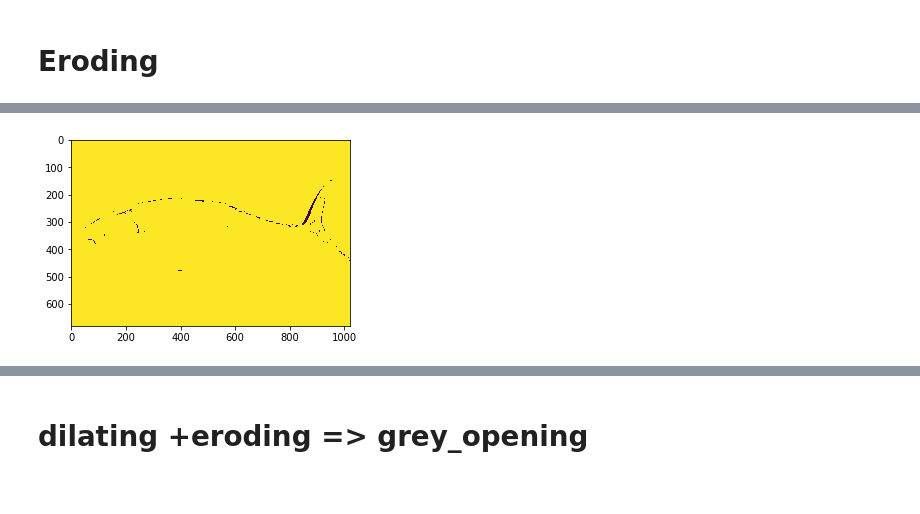
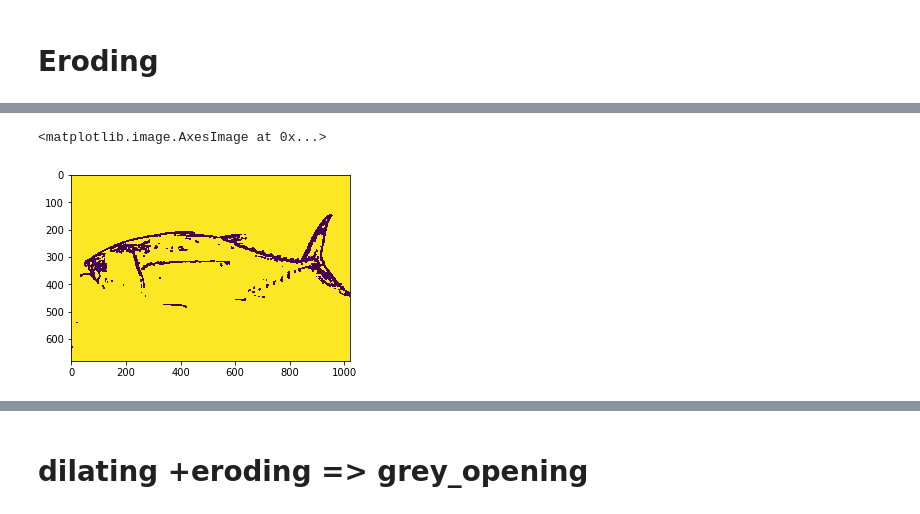
Before and after one commit to imazerty/Edge-detection, a Jupyter notebook: grey_dilation_bet.ipynb, the cells around one changed output, grey strips where cells are left out. Drawn from its saved outputs; the diff is of its cells as text; code cells hidden in the pictures.

```diff
--- a/grey_dilation_bet.ipynb
+++ b/grey_dilation_bet.ipynb
@@ -7,9 +7,9 @@ import scipy.ndimage
 from PIL import Image
 import matplotlib.pyplot as plt
 #!wget "https://www.dropbox.com/s/tjh2aswihqqloca/NevatiaBabu.bmp?dl=0" > im.bmp
-im = Image.open("NevatiaBabu.bmp")
+im = Image.open("NevatiaBabu_bet.bmp")
 print(im)
-NevatiaBabu_dilated = scipy.ndimage.grey_dilation(im, size=(5,4))
+NevatiaBabu_dilated = scipy.ndimage.grey_dilation(NevatiaBabu_eroded_bet, size=(20,2))
 plt.figure(figsize = (5,8)
          )
 plt.imshow(NevatiaBabu_dilated)
@@ -23,14 +47,15 @@ plt.imsave("NevatiaBabu_dilated_bet.jpg", NevatiaBabu_dilated)
 # %%
 import scipy.ndimage
 from PIL import Image
 import matplotlib.pyplot as plt
 #!wget "https://www.dropbox.com/s/tjh2aswihqqloca/NevatiaBabu.bmp?dl=0" > im.bmp
 #im = Image.open("NevatiaBabu.bmp")
 #print(im)
-NevatiaBabu_eroded = scipy.ndimage.grey_erosion(NevatiaBabu_dilated, size=(2,2))
+NevatiaBabu_eroded_bet = scipy.ndimage.grey_erosion(NevatiaBabu_dilated, size=(5,5))
 plt.figure(figsize = (5,8)
          )
-plt.imshow(NevatiaBabu_eroded)
-plt.imsave("NevatiaBabu_eroded_bet.jpg", NevatiaBabu_eroded)
+plt.imshow(NevatiaBabu_eroded_bet)
+#plt.imsave("NevatiaBabu_eroded_bet.jpg", NevatiaBabu_eroded)
 # %% [output]
+<matplotlib.image.AxesImage at 0x...>
-[figure, old version]
+[figure, new version]
```
Also changed, not shown: parts of 8 cells of this notebook.
